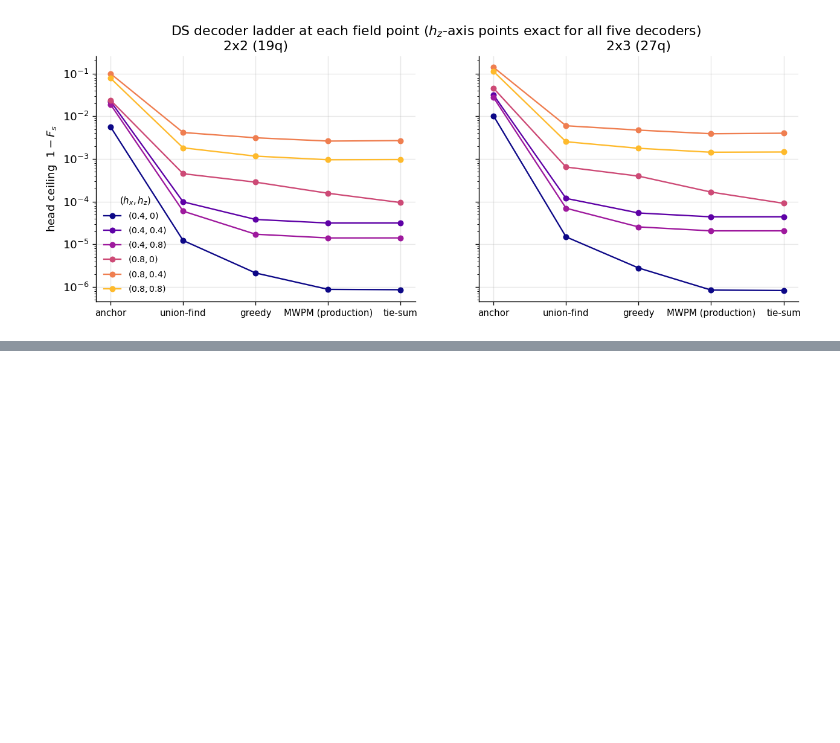
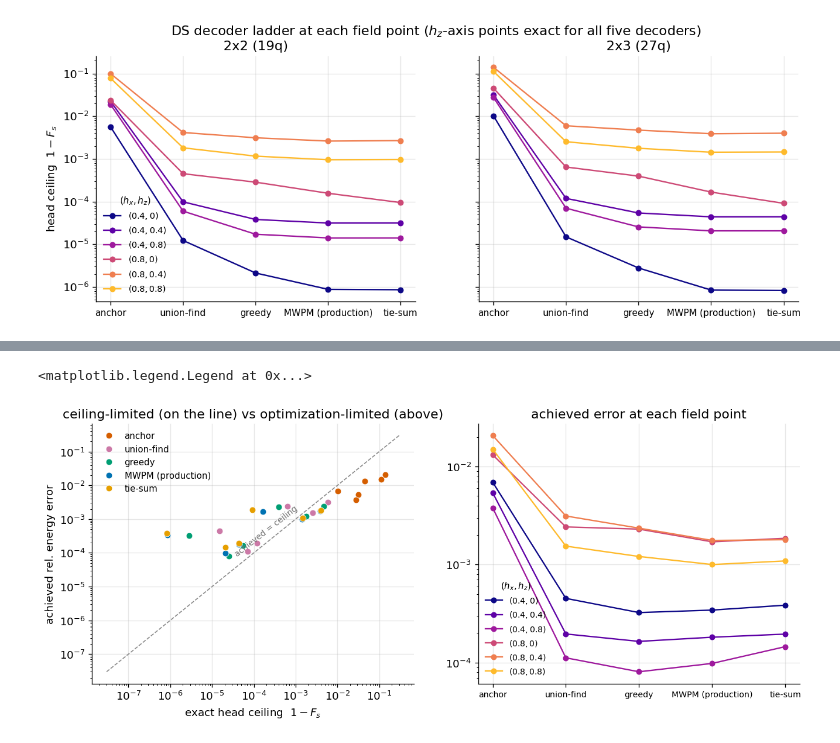
Before and after one commit to SanzharBissenali/2D-TC, a Jupyter notebook: analysis/05_phase4b_plane.ipynb, the cells around one changed output, grey strips where cells are left out. Drawn from its saved outputs; the diff is of its cells as text; code cells hidden in the pictures; blank space fills up the shorter version.

```diff
--- a/analysis/05_phase4b_plane.ipynb
+++ b/analysis/05_phase4b_plane.ipynb
@@ -277,0 +336,35 @@ Text(0.5, 0.98, 'DS decoder ladder at each field point ($h_z$-axis points exact
+# %%
+# achieved vs ceiling (left) + the six field points as a ladder (right)
+fig, (axs, axl) = plt.subplots(1, 2, figsize=(13, 4.8))
+pts_f = [(hx, hz) for hz in V3 for hx in V3 if hx > 0]
+for d in DEC:
+    xs_ = [max(refs4c[pt]['decoders'][d]['wrong_weight'], 1e-11) for pt in pts_f]
+    ys_ = [rel4c[pt + (d,)] for pt in pts_f]
+    axs.loglog(xs_, ys_, 'o', ms=6.5, mec='white', mew=0.5,
+               color=DEC_COLOR[d], label=DEC_LABEL[d])
+g = np.array([3e-8, 3e-1])
+axs.plot(g, g, '--', color='0.55', lw=1)
+axs.text(2e-4, 8e-5, 'achieved = ceiling', rotation=38, fontsize=8.5,
+         color='0.45', ha='center')
+axs.set(xlabel='exact head ceiling  $1 - F_s$',
+        ylabel='achieved rel. energy error',
+        title='ceiling-limited (on the line) vs optimization-limited (above)')
+axs.legend(loc='upper left', frameon=False, fontsize=9)
+
+xs = np.arange(len(DEC))
+cmap = plt.get_cmap('plasma')
+for k, (hx, hz) in enumerate(sorted(pts_f)):
+    ys = [rel4c[(hx, hz, d)] for d in DEC]
+    axl.plot(xs, ys, 'o-', ms=5, lw=1.4,
+             color=cmap(0.85 * k / max(len(pts_f) - 1, 1)),
+             label=f'$({hx:g}, {hz:g})$')
+axl.set_yscale('log')
+axl.set_xticks(xs)
+axl.set_xticklabels([DEC_LABEL[d] for d in DEC], fontsize=8.5)
+axl.set(title='achieved error at each field point')
+axl.legend(loc='lower left', frameon=False, fontsize=8.5, title='$(h_x, h_z)$',
+           title_fontsize=9)
+# fig.savefig(f"{FIGDIR}/phase4c_2x3_invivo_ceiling.png", dpi=300, bbox_inches="tight")
+# %% [output]
+<matplotlib.legend.Legend at 0x...>
+[figure, added]
```
Also changed, not shown: parts of 4 cells of this notebook, 1 other file.
